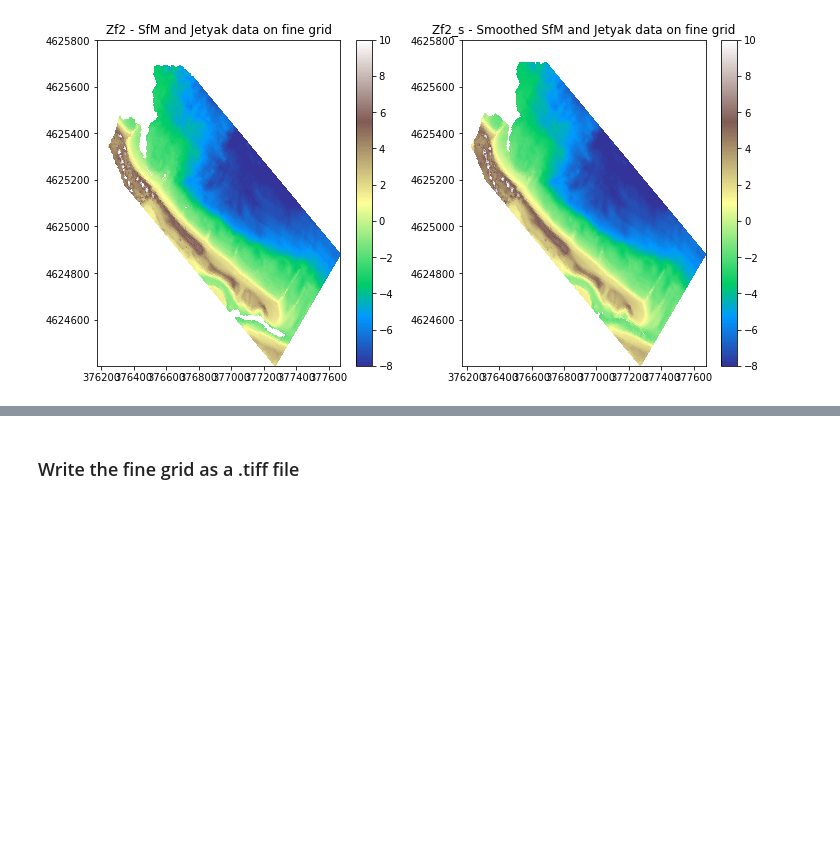
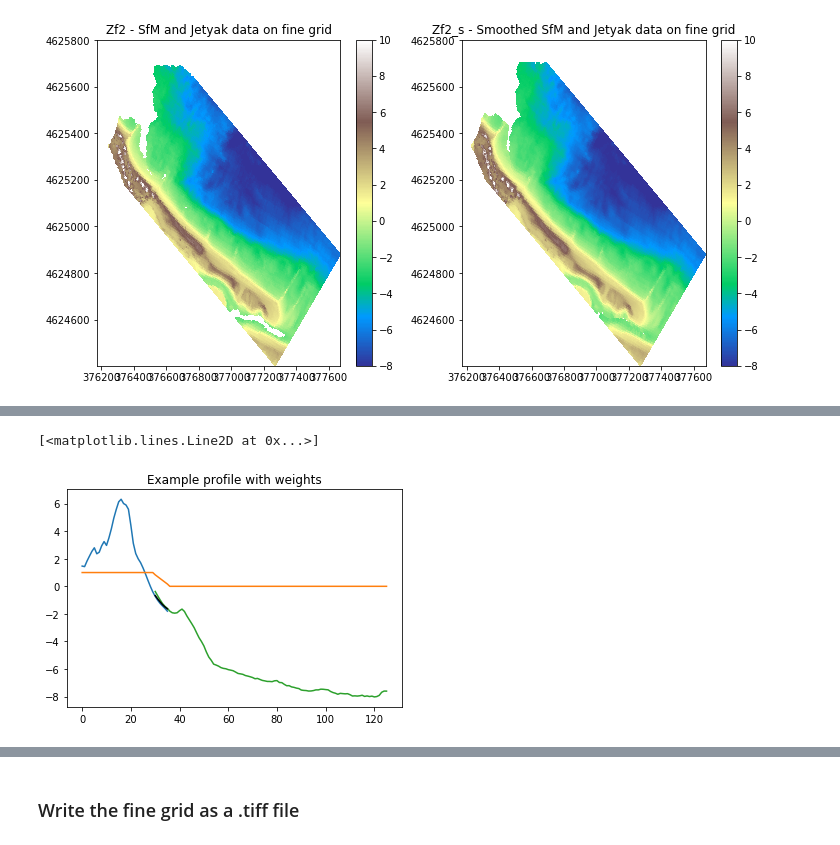
Before and after one commit to csherwood-usgs/CCBay, a Jupyter notebook: CCBay_grid_v4.ipynb, the cells around one changed output, grey strips where cells are left out. Cells and saved outputs as stored; diff of their text form; code cells hidden in the pictures; blank space fills up the shorter version.

```diff
--- a/CCBay_grid_v4.ipynb
+++ b/CCBay_grid_v4.ipynb
@@ -671,0 +683,27 @@ Smoothing with kernel size (5, 5)
+# %%
+# Find the indices for overlapping transects, then apply taper for overlapping points
+wghts = np.ones_like(Zf1)
+wghts[np.isnan(Zf1)]=np.nan
+
+npoints, ntransects= np.shape(Zf1)
+print('ntransects, npoints: ',ntransects,npoints)
+for i in range(ntransects):
+    j=np.argwhere(~np.isnan(Zf1[:,i]))
+    k=np.argwhere(~np.isnan(Zf2j[:,i]))
+    if(j.any() and k.any()):
+        jend = int(j[-1])
+        kstr = int(k[0])
+        wghts[0:kstr-1,i]=1.
+        ww = wghts[jend:npoints,i]
+        ww[np.isnan(ww)]=0. # this will leave non-NaN values with weights of 1
+        wghts[jend:npoints,i]=ww
+        n=(jend-kstr)+1
+        if(n==1):
+            wghts[kstr,i]=.5
+        if(n==2):
+            wghts[kstr:jend+1,i]=np.array((2./3, 1./3))
+        if(n>2):
+            wghts[kstr:jend+1,i]=np.linspace(1.-1./n, 1./(n), n)
+        print(i,jend,kstr,n,wghts[kstr-2:jend+1,i])
+    else:
+        wghts[:,i]=np.nan
@@ -671,0 +728,10 @@ Smoothing with kernel size (5, 5)
+# %%
+i=140
+plt.plot(Zf1[:,i])
+plt.plot(wghts[:,i])
+plt.title('Example profile with weights')
+plt.plot(Zf2j[:,i])
+plt.plot(Zf2j[:,i]*(1.-wghts[:,i])+Zf1[:,i]*wghts[:,i],'-k')
+# %% [output]
+[<matplotlib.lines.Line2D at 0x...>]
+[figure, added]
```
Also changed, not shown: parts of 14 cells of this notebook, 1 other file.
